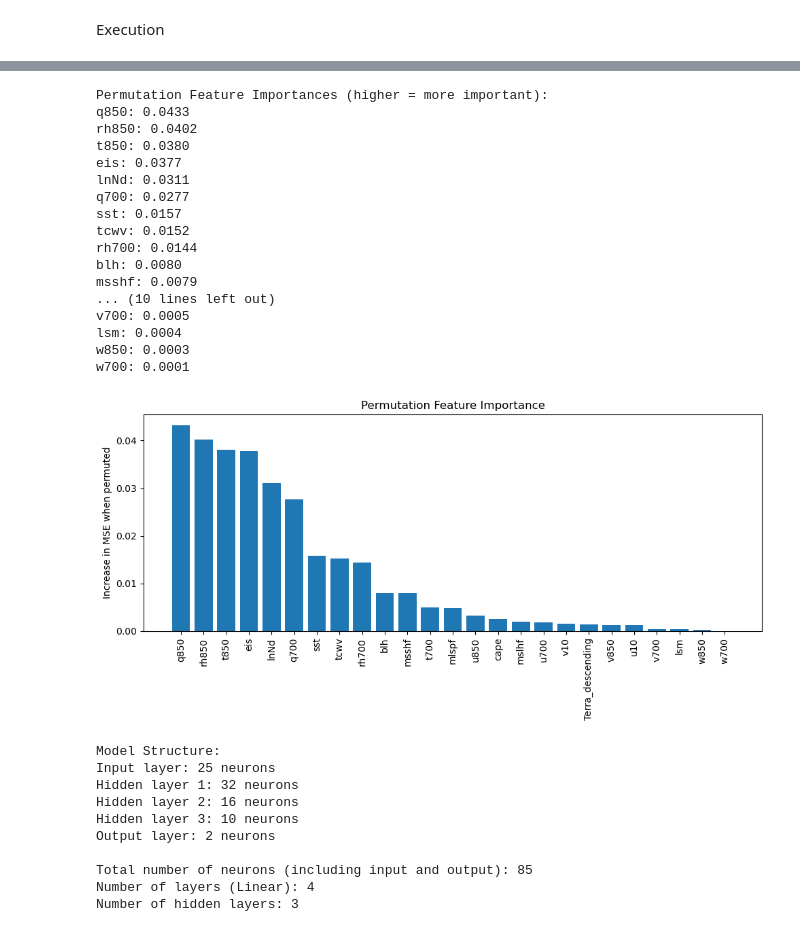
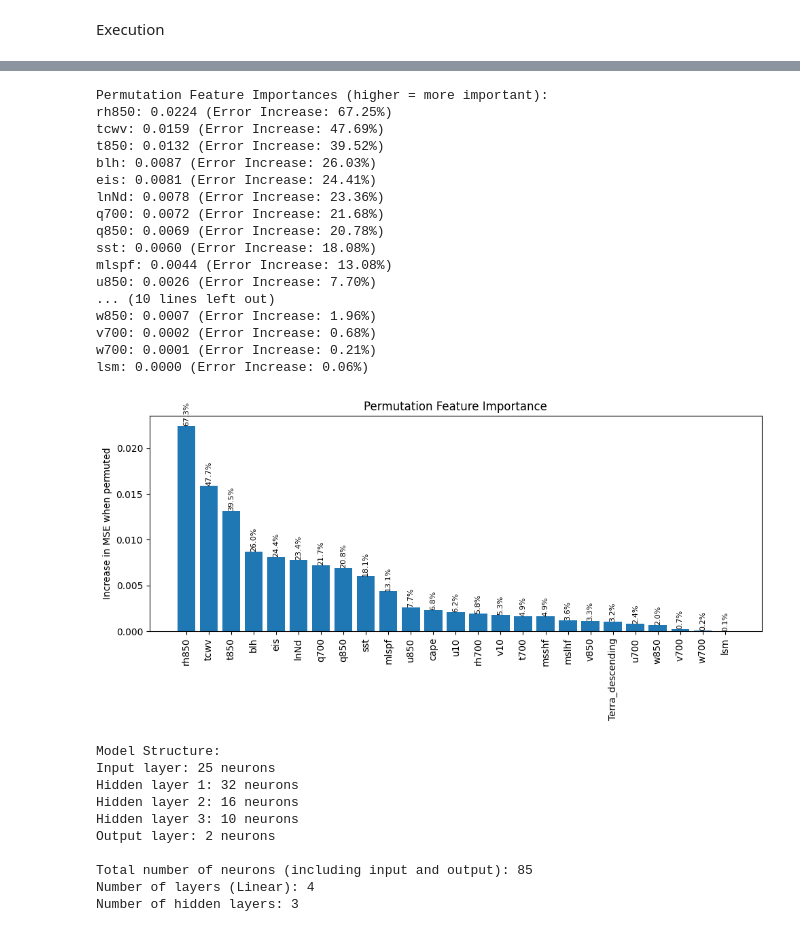
Before and after one commit to satvik007vk/Calisma_LR, a Jupyter notebook: multimodal_train_and_evaluate.ipynb, the cells around one changed output, grey strips where cells are left out. Saved outputs shown, nothing was run; the diff lists cells and outputs as text; code cells hidden in the pictures.

Commit message:
feat:  add percent increase in feature importance

```diff
--- a/multimodal_train_and_evaluate.ipynb
+++ b/multimodal_train_and_evaluate.ipynb
@@ -41,11 +26,13 @@ from preprocessing import preprocess_data, train_test_split
 #Define the predictand
 predictands = 'both'  # choose - 'clf', 'lwp', or 'both'
 
-df_preprocessed, predictors, predictands = preprocess_data(scalertype='minmax', #best performance 'minmax' scaler
-                                                                                               outlier_method=None,
-                                                                                               scale_predictands=True,
-                                                                                               selected_predictands=predictands,
-                                                                                               )
+df_preprocessed, predictors, predictands = (preprocess_data
+    (
+        scalertype='minmax', #best performance 'minmax' scaler
+        outlier_method='iqr', #best performance 'iqr' outlier method
+        scale_predictands=True,
+        selected_predictands=predictands,
+  ))
 #df_train, df_test, X_train, y_train, X_test, y_test, predictors, predictands = load_train_test_data(predictands=predictands)
 # %% [output]
 Preprocessed data returned.
@@ -66,11 +53,11 @@ q850 & tcwv: 0.77
 rh700 & tcwv: 0.81
 sst & eis: -0.77
 # %%
-#REMOVE CORRELATED PREDICTORS
-df_preprocessed=df_preprocessed.drop(columns=['mslhf','rh700','rh850','tcwv'])
-
-
-predictors = [col for col in df_preprocessed.columns if col not in ['clf','lwp','time', 'lat', 'lon', 'cat','dog']]
+#REMOVE (SOME) CORRELATED PREDICTORS
+# df_preprocessed=df_preprocessed.drop(columns=['mslhf','rh700','rh850','tcwv'])
+#
+#
+# predictors = [col for col in df_preprocessed.columns if col not in ['clf','lwp','time', 'lat', 'lon', 'cat','dog']]
 # %%
 
 df_train, df_test, X_train, y_train, X_test, y_test = train_test_split(
@@ -291,6 +278,7 @@ def permutation_feature_importance(model, X, y, metric, n_repeats=5):
     evaluating the increase in prediction error (e.g., MSE). A larger increase means the variable is more important
     for the model's predictions. The process is repeated several times per variable for reliability.
     """
+
     model.eval()
     # Step 1: Get the model's baseline performance on the unshuffled test data
     with torch.no_grad():
@@ -315,46 +303,53 @@ def permutation_feature_importance(model, X, y, metric, n_repeats=5):
             shuffled_errors.append(shuffled_error)
         # Step 3: Calculate importance as the average increase in error due to shuffling this feature
         feature_importances[feature_idx] = np.mean(shuffled_errors) - baseline_error
-    return feature_importances
+    # Return both importances and baseline error for percentage calculation
+    return feature_importances, baseline_error
 # %%
-# Calculate and display feature importances after model evaluation
-importances = permutation_feature_importance(
+       # Calculate and display feature importances after model evaluation
+importances, baseline_error = permutation_feature_importance(
     model, X_test_tensor, y_test.values, mean_squared_error, n_repeats=5
 )
+# Calculate percentage increase for each feature
+percent_increase = 100 * importances / baseline_error
 # Sort and print
 sorted_idx = np.argsort(importances)[::-1]
 
 print("\nPermutation Feature Importances (higher = more important):")
 for i in sorted_idx:
-    print(f"{predictors[i]}: {importances[i]:.4f}")
+    print(f"{predictors[i]}: {importances[i]:.4f} (Error Increase: {percent_increase[i]:.2f}%)")
 
 # Optionally, plot the importances
 plt.figure(figsize=(10, 5))
-plt.bar([predictors[i] for i in sorted_idx], importances[sorted_idx])
+bars = plt.bar([predictors[i] for i in sorted_idx], importances[sorted_idx])
 plt.xticks(rotation=90)
 plt.ylabel('Increase in MSE when permuted')
 plt.title('Permutation Feature Importance')
 plt.tight_layout()
+# Annotate bars with percentage increase
+for bar, perc in zip(bars, percent_increase[sorted_idx]):
+    plt.text(bar.get_x() + bar.get_width()/2, bar.get_height(), f'{perc:.1f}%',
+             ha='center', va='bottom', fontsize=8, rotation=90)
 plt.show()
 # %% [output]
 Permutation Feature Importances (higher = more important):
-q850: 0.0433
-rh850: 0.0402
-t850: 0.0380
-eis: 0.0377
-lnNd: 0.0311
-q700: 0.0277
-sst: 0.0157
-tcwv: 0.0152
-rh700: 0.0144
-blh: 0.0080
-msshf: 0.0079
+rh850: 0.0224 (Error Increase: 67.25%)
+tcwv: 0.0159 (Error Increase: 47.69%)
+t850: 0.0132 (Error Increase: 39.52%)
+blh: 0.0087 (Error Increase: 26.03%)
+eis: 0.0081 (Error Increase: 24.41%)
+lnNd: 0.0078 (Error Increase: 23.36%)
+q700: 0.0072 (Error Increase: 21.68%)
+q850: 0.0069 (Error Increase: 20.78%)
+sst: 0.0060 (Error Increase: 18.08%)
+mlspf: 0.0044 (Error Increase: 13.08%)
+u850: 0.0026 (Error Increase: 7.70%)
 ... (10 lines left out)
-v700: 0.0005
-lsm: 0.0004
-w850: 0.0003
-w700: 0.0001
+w850: 0.0007 (Error Increase: 1.96%)
+v700: 0.0002 (Error Increase: 0.68%)
+w700: 0.0001 (Error Increase: 0.21%)
+lsm: 0.0000 (Error Increase: 0.06%)
-[figure, old version]
+[figure, new version]
 # %%
 def print_model_structure(model, input_size, output_size):
     neuron_counts = [input_size]  # Start with input size
```
Also changed, not shown: parts of 7 cells of this notebook.
